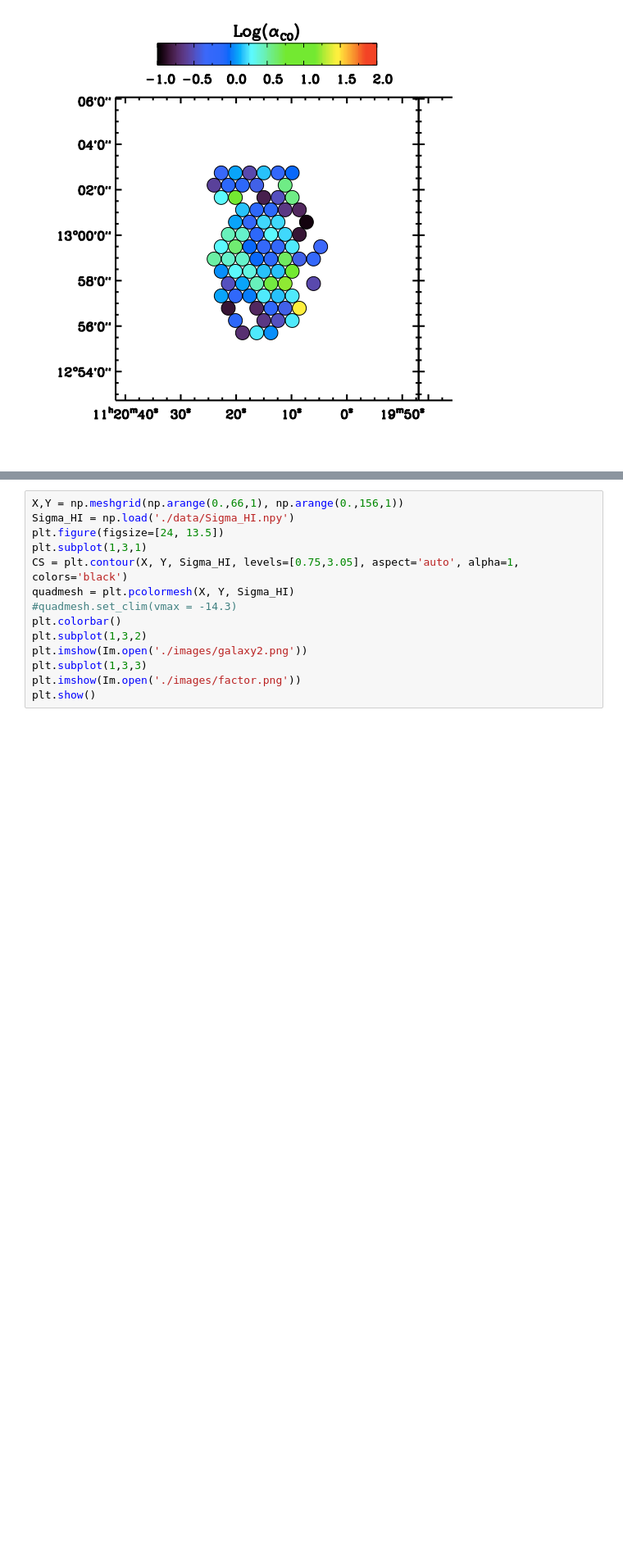
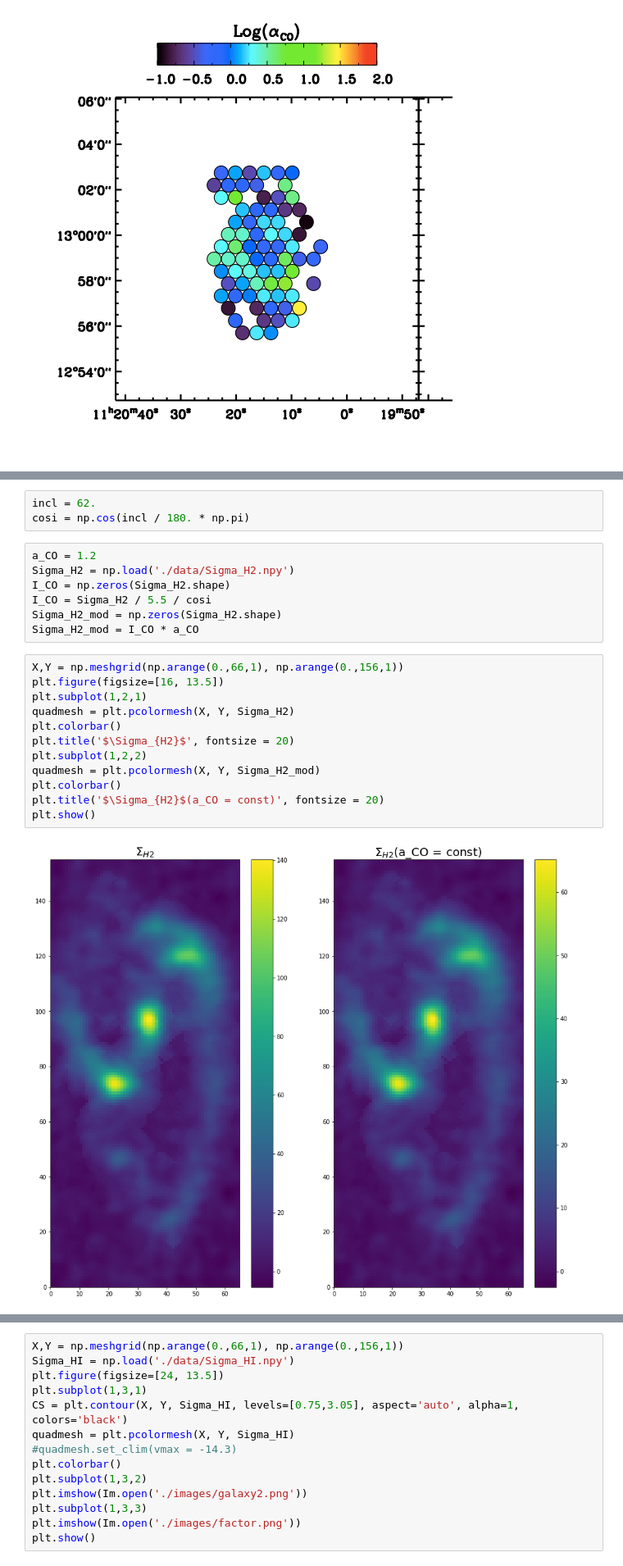
Before and after one commit to ValerieKostiuk/Course-work, a Jupyter notebook: NGC3627/I_CO-to-H2.ipynb, the cells around one changed output, grey strips where cells are left out. Shown at 82% size. Saved outputs shown, nothing was run; the diff lists cells and outputs as text; blank space fills up the shorter version.

```diff
--- a/NGC3627/I_CO-to-H2.ipynb
+++ b/NGC3627/I_CO-to-H2.ipynb
@@ -30,0 +35,24 @@ Image('./images/factor1.png')
+# %%
+incl = 62.
+cosi = np.cos(incl / 180. * np.pi)
+# %%
+a_CO = 1.2
+Sigma_H2 = np.load('./data/Sigma_H2.npy')
+I_CO = np.zeros(Sigma_H2.shape)
+I_CO = Sigma_H2 / 5.5 / cosi
+Sigma_H2_mod = np.zeros(Sigma_H2.shape)
+Sigma_H2_mod = I_CO * a_CO
+# %%
+X,Y = np.meshgrid(np.arange(0.,66,1), np.arange(0.,156,1))
+plt.figure(figsize=[16, 13.5])
+plt.subplot(1,2,1)
+quadmesh = plt.pcolormesh(X, Y, Sigma_H2)
+plt.colorbar()
+plt.title('$\Sigma_{H2}$', fontsize = 20)
+plt.subplot(1,2,2)
+quadmesh = plt.pcolormesh(X, Y, Sigma_H2_mod)
+plt.colorbar()
+plt.title('$\Sigma_{H2}$(a_CO = const)', fontsize = 20)
+plt.show()
+# %% [output]
+[figure, added]
```
Also changed, not shown: parts of 10 cells of this notebook.
